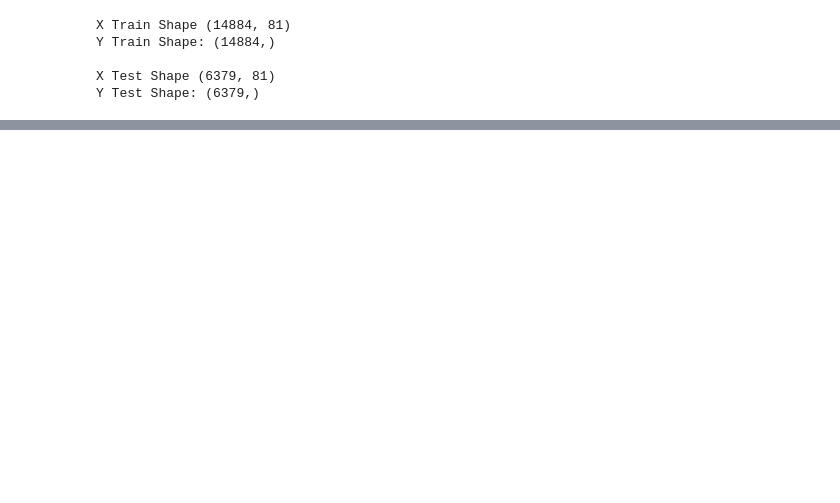
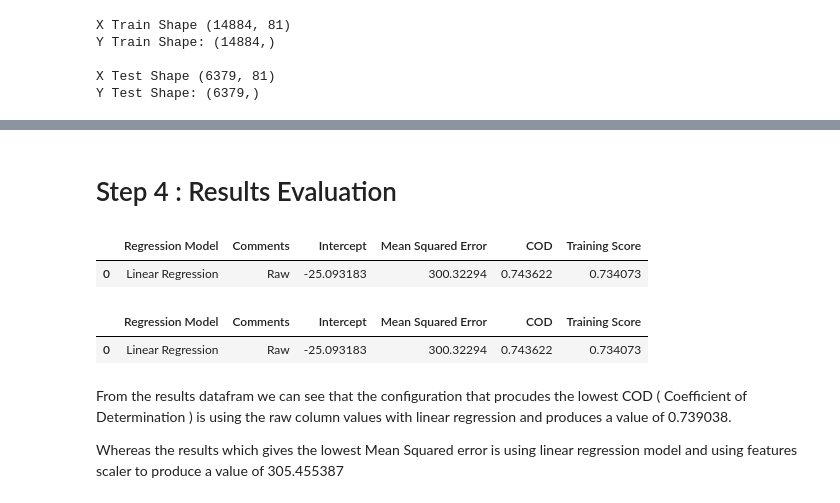
Before and after one commit to Zhiyang823/csci316-grp-a1, a Jupyter notebook: Grp5(T03_Assignment_1.ipynb, the cells around one changed output, grey strips where cells are left out. Saved outputs shown, nothing was run; the diff lists cells and outputs as text; code cells hidden in the pictures; blank space fills up the shorter version.

Commit message:
Clean up and added markdown steps

```diff
--- a/Grp5(T03_Assignment_1.ipynb
+++ b/Grp5(T03_Assignment_1.ipynb
@@ -322,0 +379,16 @@ res_df
+# %% [markdown]
+# Step 4 : Results Evaluation
+# %%
+res_df.sort_values('Mean Squared Error', ascending=True).head(1)
+# %% [output]
+|  | Regression Model | Comments | Intercept | Mean Squared Error | COD | Training Score |
+| 0 | Linear Regression | Raw | -25.093183 | 300.32294 | 0.743622 | 0.734073 |
+# %%
+res_df.sort_values('COD', ascending=False).head(1)
+# %% [output]
+|  | Regression Model | Comments | Intercept | Mean Squared Error | COD | Training Score |
+| 0 | Linear Regression | Raw | -25.093183 | 300.32294 | 0.743622 | 0.734073 |
+# %% [markdown]
+From the results datafram we can see that the configuration that procudes the lowest COD ( Coefficient of Determination ) is using the raw column values with linear regression  and produces a value of 0.739038.
+
+Whereas the results which gives the lowest Mean Squared error is using linear regression model and using features scaler to produce a value of 305.455387
```
Also changed, not shown: parts of 25 cells of this notebook.
